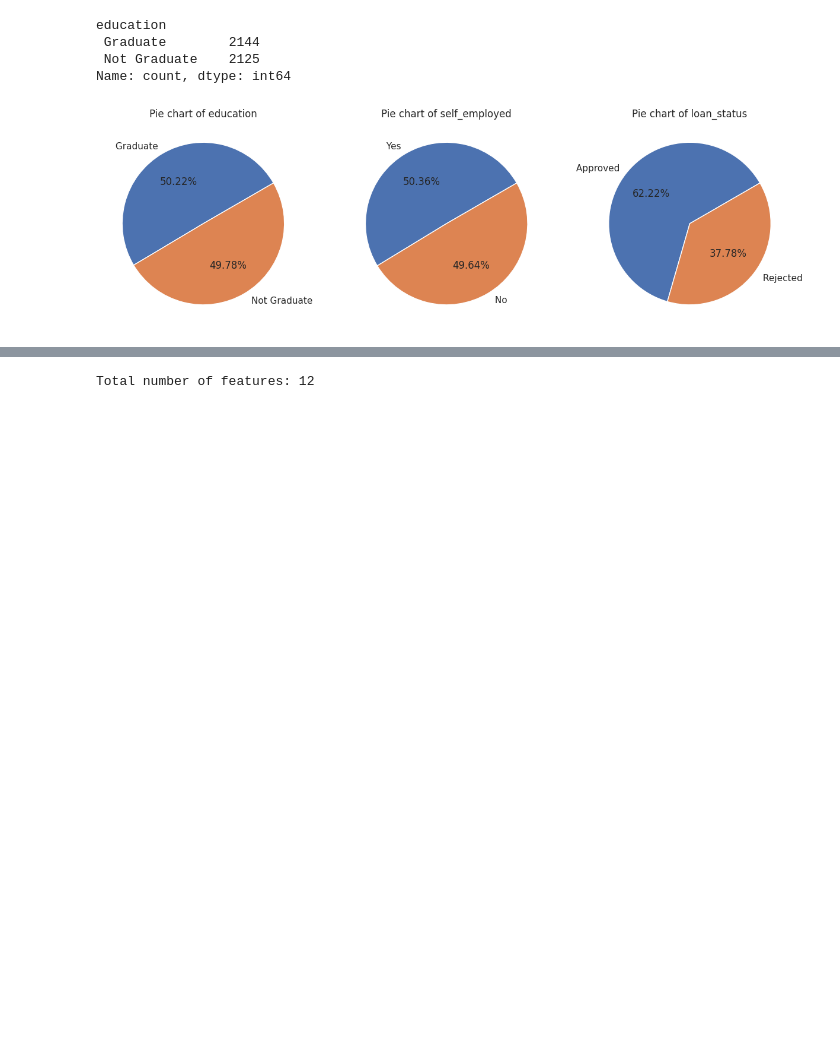
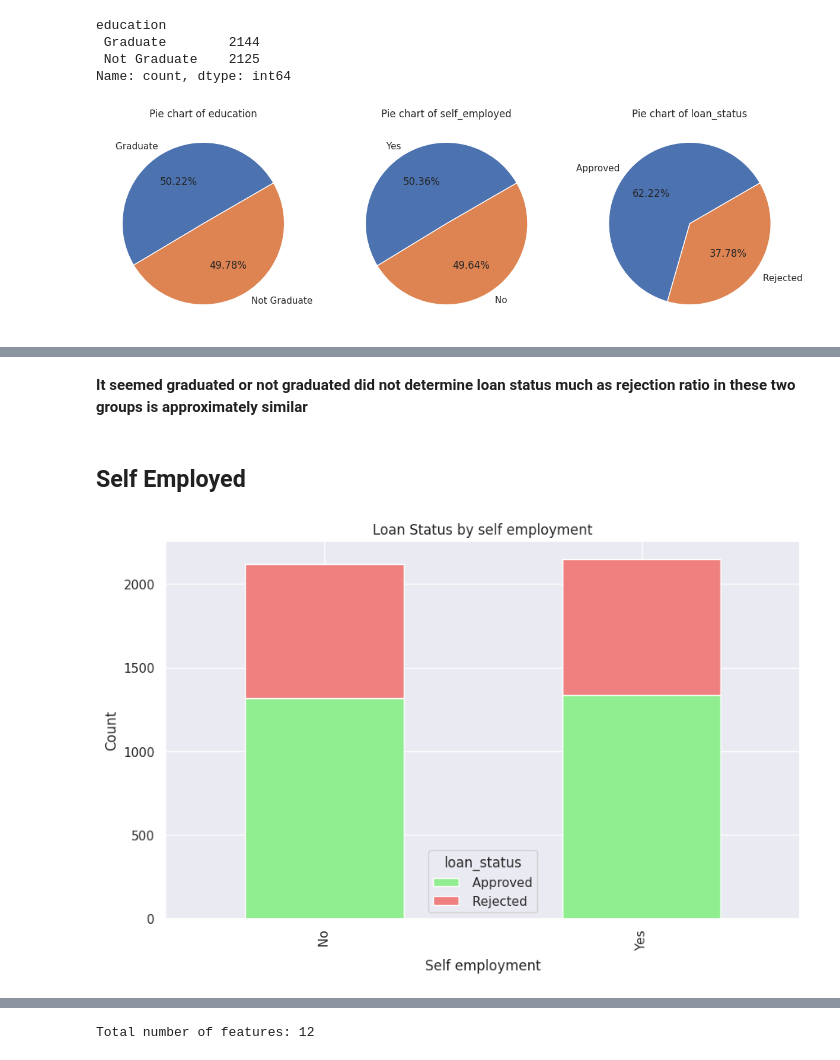
Before and after one commit to conga00/loan_approval, a Jupyter notebook: Notebooks/1.0 Preprocessing and exploring.ipynb, the cells around one changed output, grey strips where cells are left out. Saved outputs shown, nothing was run; the diff lists cells and outputs as text; code cells hidden in the pictures; blank space fills up the shorter version.

```diff
--- a/Notebooks/1.0 Preprocessing and exploring.ipynb
+++ b/Notebooks/1.0 Preprocessing and exploring.ipynb
@@ -253,0 +275,16 @@ plt.show()
+# %% [markdown]
+**It seemed graduated or not graduated did not determine loan status much as rejection ratio in these two groups is approximately similar**
+# %% [markdown]
+## Self Employed
+# %%
+empl_df = eda_df.copy()
+
+empl_df = empl_df.groupby(['self_employed','loan_status']).size().unstack()
+empl_df.plot(kind='bar', stacked=True,color=['lightgreen', 'lightcoral'], figsize=(10, 6),)
+
+plt.title('Loan Status by self employment')
+plt.xlabel('Self employment')
+plt.ylabel('Count')
+plt.show()
+# %% [output]
+[figure, added]
```
Also changed, not shown: parts of 37 cells of this notebook, 1 other file.
